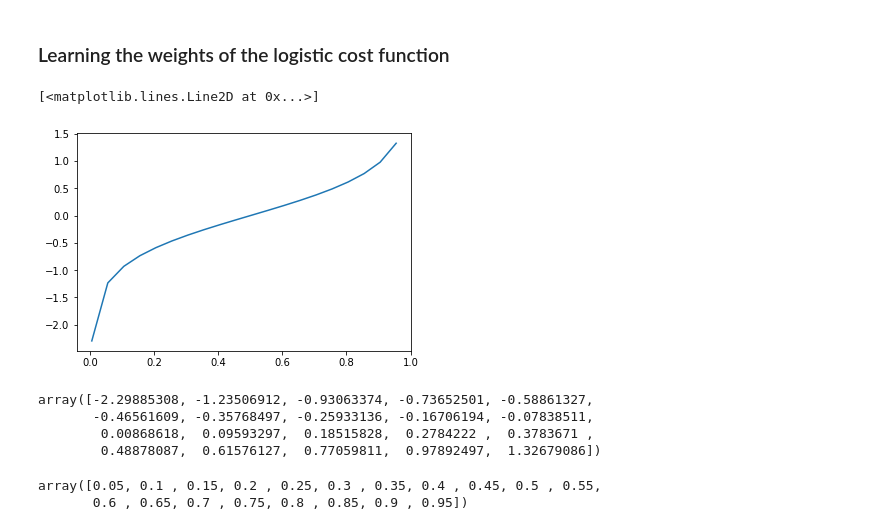
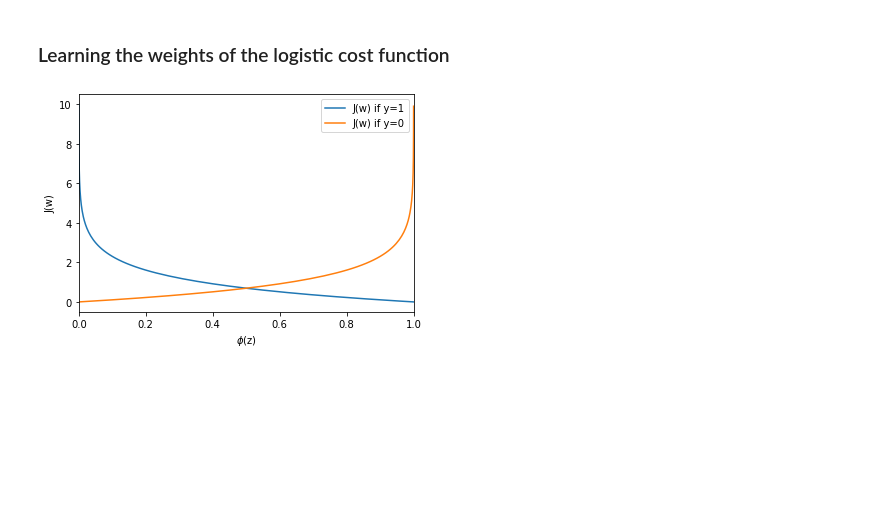
Before and after one commit to panda2727/python-machine-learning-book-2nd-edition, a Jupyter notebook: code/ch03/ch03_sandbox.ipynb, the cells around one changed output. Drawn from its saved outputs; the diff is of its cells as text; code cells hidden in the pictures; blank space fills up the shorter version.

```diff
--- a/code/ch03/ch03_sandbox.ipynb
+++ b/code/ch03/ch03_sandbox.ipynb
@@ -94,22 +109,31 @@ Image(filename='images/03_03.png', width = 500)
 [figure]
 # %% [markdown]
 ### Learning the weights of the logistic cost function
-# %%
-x = np.arange(0.005, 1, 0.05)
-y = np.log10(x/(1-x))
-plt.plot(x, y)
-# %% [output]
-[<matplotlib.lines.Line2D at 0x...>]
-[figure, removed]
-# %%
-y
-# %% [output]
-array([-2.29885308, -1.23506912, -0.93063374, -0.73652501, -0.58861327,
-       -0.46561609, -0.35768497, -0.25933136, -0.16706194, -0.07838511,
-        0.00868618,  0.09593297,  0.18515828,  0.2784222 ,  0.3783671 ,
-        0.48878087,  0.61576127,  0.77059811,  0.97892497,  1.32679086])
-# %%
-x
-# %% [output]
-array([0.05, 0.1 , 0.15, 0.2 , 0.25, 0.3 , 0.35, 0.4 , 0.45, 0.5 , 0.55,
-       0.6 , 0.65, 0.7 , 0.75, 0.8 , 0.85, 0.9 , 0.95])
+# %%
+## it comes from likelihood function: P(y|x,W)
+## since each sample is independent, it can be written a series of products
+## p(y=1|x,W) = 1/(1+e^(-z)) = phi_z
+## so p(y_i|x_i,W) = (phi_z_i)^y_i * (1-phi_z_i)^(1-y_i)
+## after taking log, we have a series of summation.
+
+## one instance:
+## min(-y(i)*log(phi_z(i)) - (1-y(i))log(1-phi_z(i)))
+## phi_z = sigmoid(z)
+## when y=0, phi_z needs to be close to 0 to minimize the obj function
+## when y=1, phi_z needs to be close to 1 to minimize the obj function
+
+z = np.arange(-10, 10, 0.1)
+phi_z = sigmoid(z)
+cost_1 = -np.log(phi_z)
+cost_0 = -np.log(1-phi_z)
+
+plt.plot(phi_z, cost_1, label = 'J(w) if y=1')
+plt.plot(phi_z, cost_0, label = 'J(w) if y=0')
+#plt.ylim(0, 5)
+plt.xlim(0, 1)
+plt.xlabel('$\phi$(z)')
+plt.ylabel('J(w)')
+plt.legend(loc='best')
+plt.show()
+# %% [output]
+[figure, added]
```
Also changed, not shown: parts of 4 cells of this notebook.
